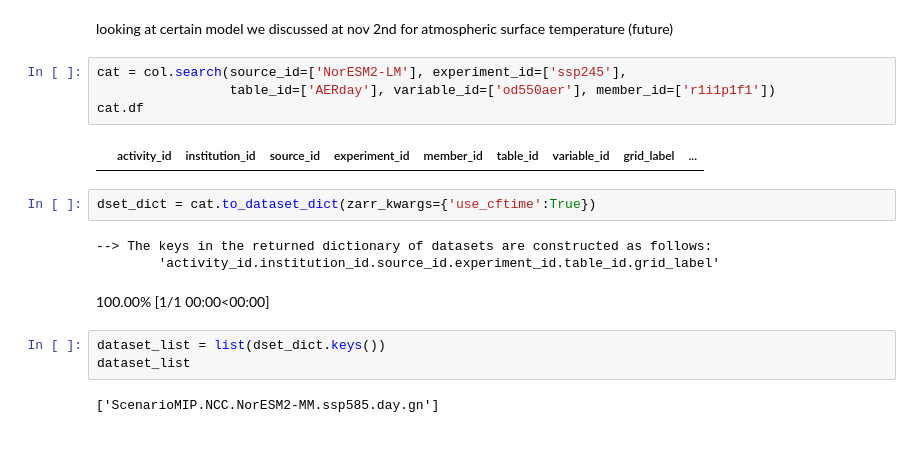
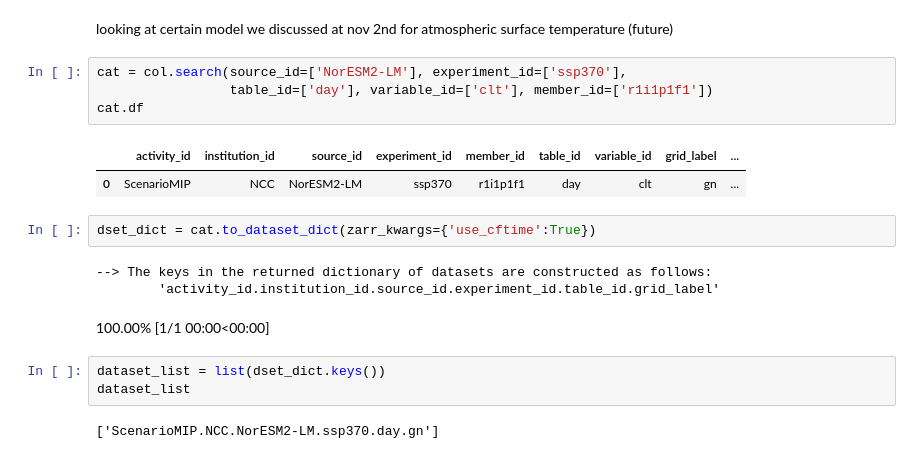
Before and after one commit to eScience-course/Tjaernoe2022-group5, a Jupyter notebook: notebooks/Lea/databrowsing.ipynb, the cells around one changed output. Saved outputs shown, nothing was run; the diff lists cells and outputs as text.

```diff
--- a/notebooks/Lea/databrowsing.ipynb
+++ b/notebooks/Lea/databrowsing.ipynb
@@ -26,11 +26,12 @@ pangeo-cmip6 catalog with 7674 dataset(s) from 514818 asset(s):
 # %% [markdown]
 looking at certain model we discussed at nov 2nd for atmospheric surface temperature (future)
 # %%
-cat = col.search(source_id=['NorESM2-LM'], experiment_id=['ssp245'],
-                 table_id=['AERday'], variable_id=['od550aer'], member_id=['r1i1p1f1'])
+cat = col.search(source_id=['NorESM2-LM'], experiment_id=['ssp370'],
+                 table_id=['day'], variable_id=['clt'], member_id=['r1i1p1f1'])
 cat.df
 # %% [output]
 |  | activity_id | institution_id | source_id | experiment_id | member_id | table_id | variable_id | grid_label | ... |
+| 0 | ScenarioMIP | NCC | NorESM2-LM | ssp370 | r1i1p1f1 | day | clt | gn | ... |
 # %%
 dset_dict = cat.to_dataset_dict(zarr_kwargs={'use_cftime':True})
 # %% [output]
@@ -41,7 +42,7 @@ dset_dict = cat.to_dataset_dict(zarr_kwargs={'use_cftime':True})
 dataset_list = list(dset_dict.keys())
 dataset_list
 # %% [output]
-['ScenarioMIP.NCC.NorESM2-MM.ssp585.day.gn']
+['ScenarioMIP.NCC.NorESM2-LM.ssp370.day.gn']
 # %%
 dset = dset_dict[dataset_list[0]]
 dset
```
Also changed, not shown: parts of 1 cell of this notebook.
